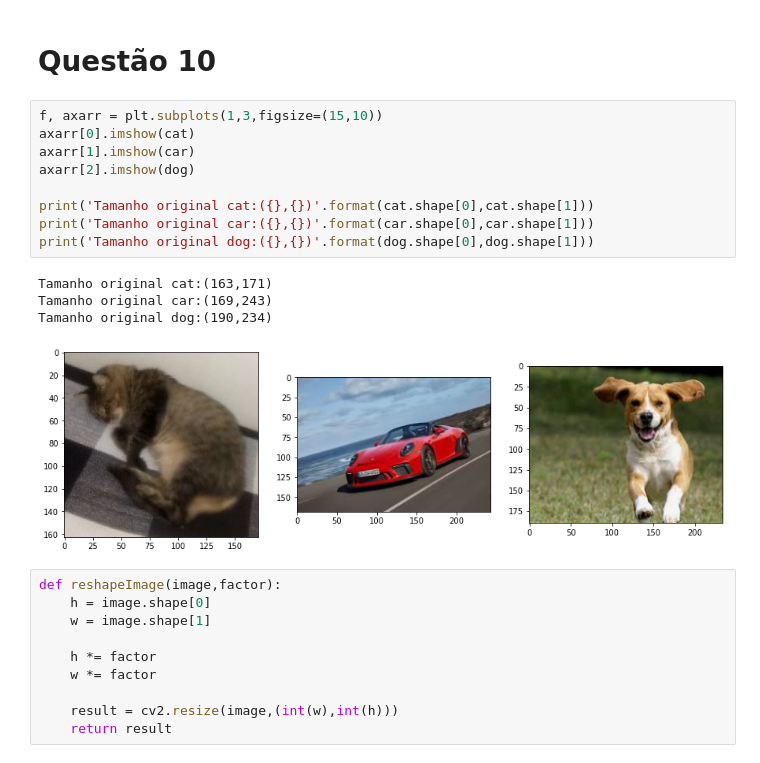
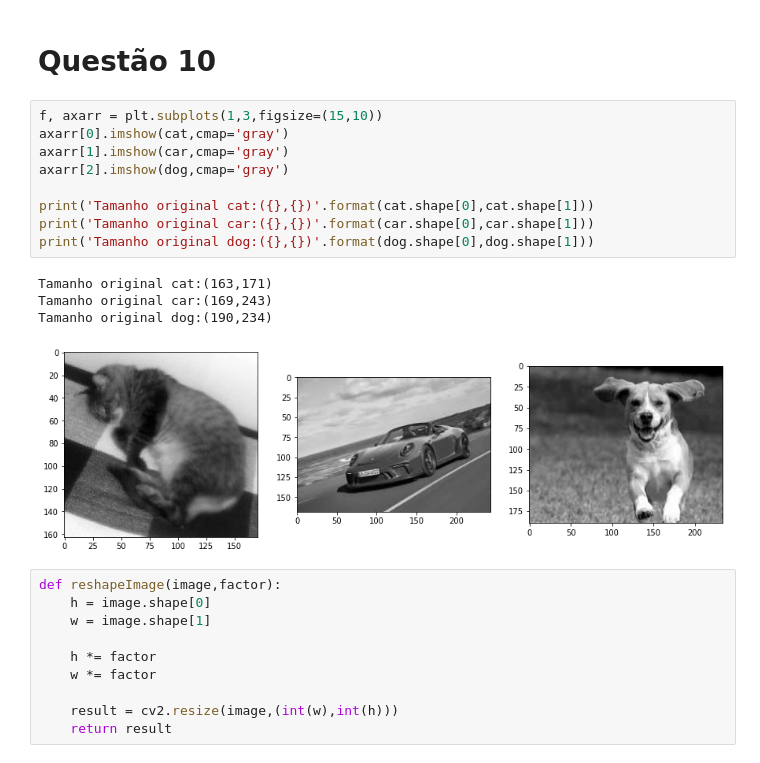
Before and after one commit to lucasmmassa/VisaoComputacional_PLE, a Jupyter notebook: lista1/Lista-1.ipynb, the cells around one changed output. Cells and saved outputs as stored; diff of their text form.

```diff
--- a/lista1/Lista-1.ipynb
+++ b/lista1/Lista-1.ipynb
@@ -518,18 +518,18 @@ axarr[1].imshow(cross2,cmap='gray')
 # Questão 10
 # %%
 f, axarr = plt.subplots(1,3,figsize=(15,10))
-axarr[0].imshow(cat)
-axarr[1].imshow(car)
-axarr[2].imshow(dog)
+axarr[0].imshow(cat,cmap='gray')
+axarr[1].imshow(car,cmap='gray')
+axarr[2].imshow(dog,cmap='gray')
 
 print('Tamanho original cat:({},{})'.format(cat.shape[0],cat.shape[1]))
 print('Tamanho original car:({},{})'.format(car.shape[0],car.shape[1]))
 print('Tamanho original dog:({},{})'.format(dog.shape[0],dog.shape[1]))
 # %% [output]
 Tamanho original cat:(163,171)
 Tamanho original car:(169,243)
 Tamanho original dog:(190,234)
-[figure, old version]
+[figure, new version]
 # %%
 def reshapeImage(image,factor):
     h = image.shape[0]
```
Also changed, not shown: parts of 3 cells of this notebook.
